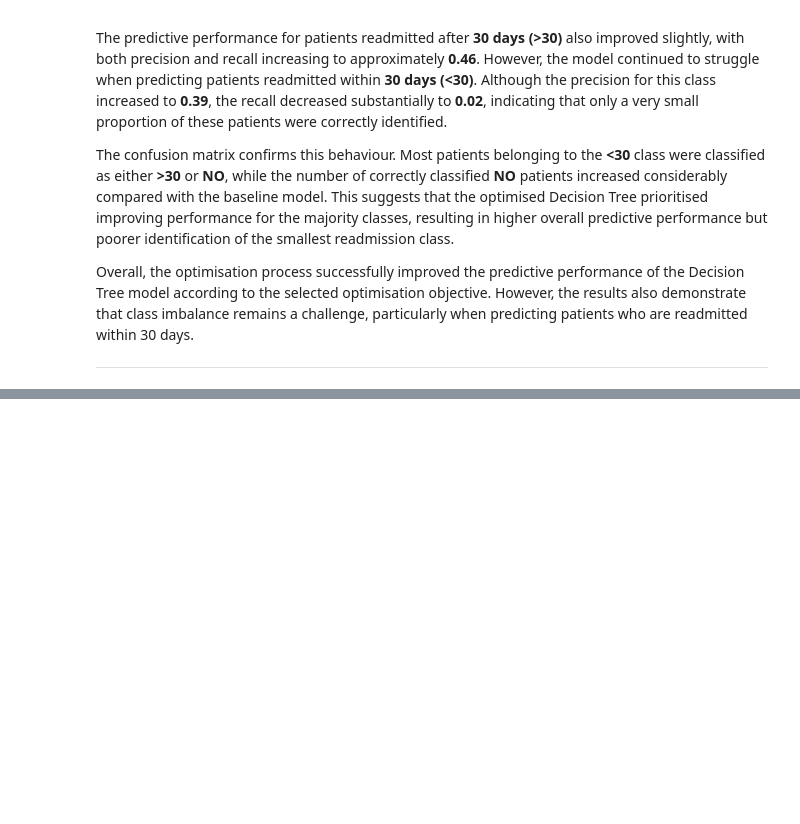
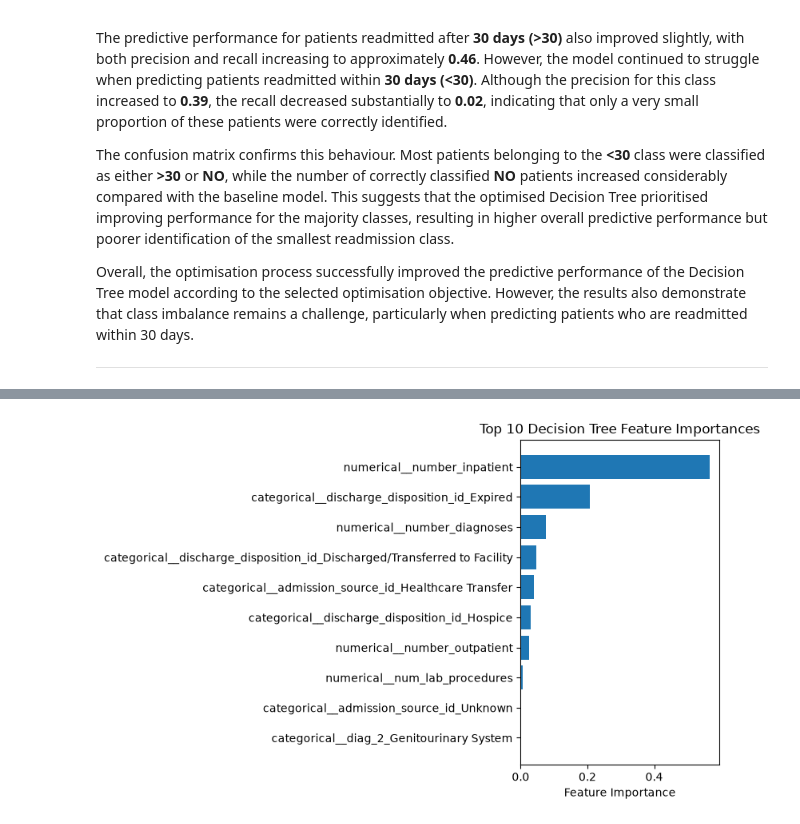
Before and after one commit to ajay-nagpal/Hospital-Readmission-Prediction, a Jupyter notebook: hospital_readmission.ipynb, the cells around one changed output, grey strips where cells are left out. Drawn from its saved outputs; the diff is of its cells as text; code cells hidden in the pictures; blank space fills up the shorter version.

Commit message:
Add Decision Tree comparison and Baseline Random Forest

```diff
--- a/hospital_readmission.ipynb
+++ b/hospital_readmission.ipynb
@@ -5675,0 +5764,27 @@ Overall, the optimisation process successfully improved the predictive performan
+# %%
+# Visualise the twenty most important features.
+
+top_features = (
+    decision_tree_feature_importance
+    .head(10)
+)
+
+plt.figure(figsize=(8, 5))
+
+plt.barh(
+    top_features["Feature"],
+    top_features["Importance"]
+)
+
+plt.gca().invert_yaxis()
+
+plt.xlabel("Feature Importance")
+
+plt.title(
+    "Top 10 Decision Tree Feature Importances"
+)
+
+plt.tight_layout()
+plt.show()
+# %% [output]
+[figure, added]
```
Also changed, not shown: parts of 13 cells of this notebook.
